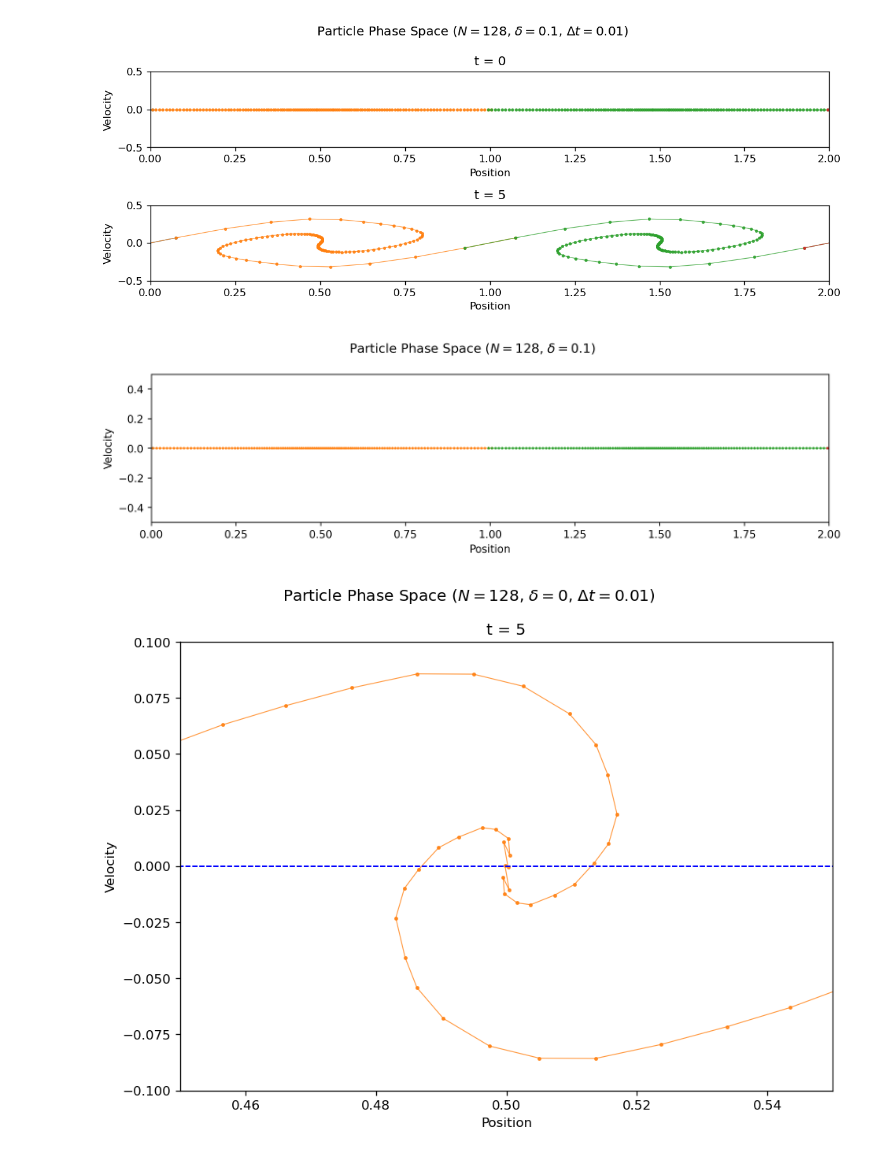
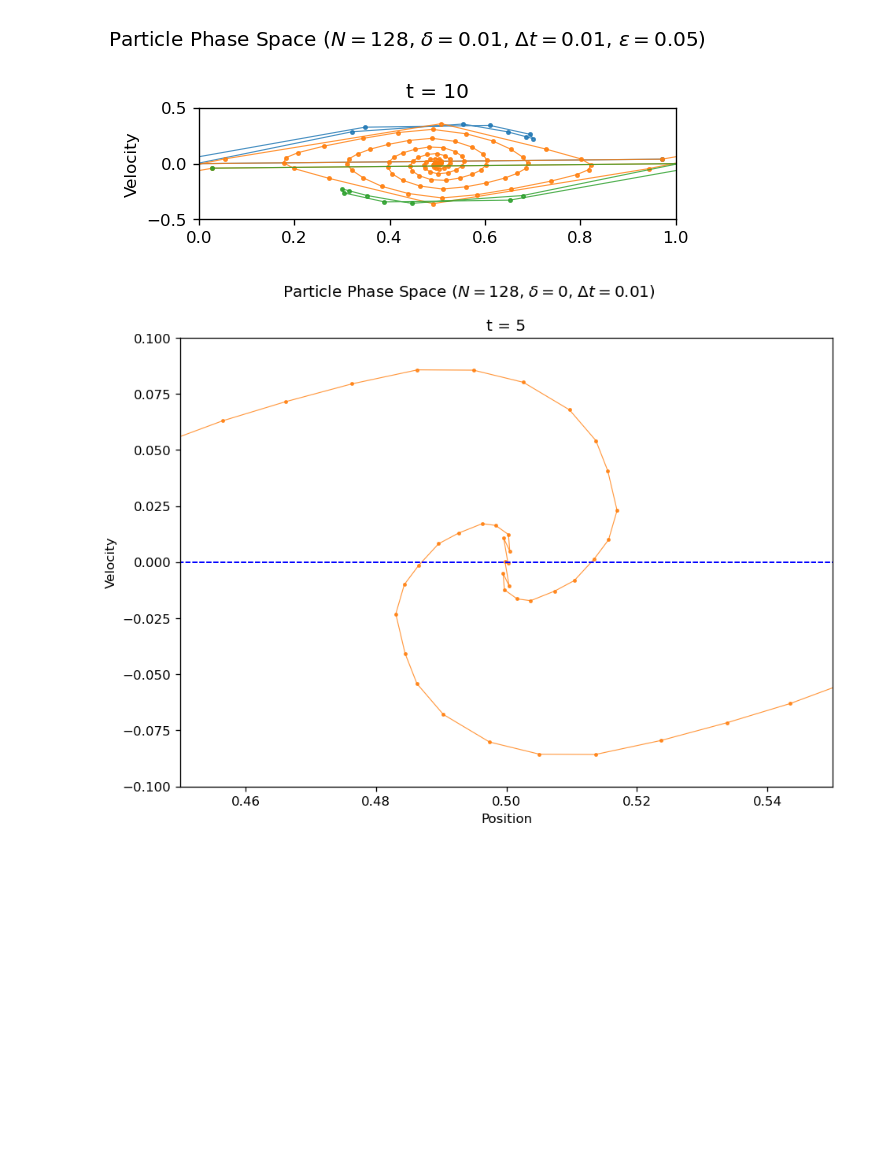
Before and after one commit to horaciomorenom/PlasmaModel, a Jupyter notebook: ColdStream.ipynb, the cells around one changed output. Cells and saved outputs as stored; diff of their text form; code cells hidden in the pictures; blank space fills up the shorter version.

Commit message:
First commit of new branch where I try to make particle insertion work. Not going well

```diff
--- a/ColdStream.ipynb
+++ b/ColdStream.ipynb
@@ -10,28 +13,26 @@ import itertools
 
 import matplotlib.cm as cm
 # %%
-N = 256
+N = 128
 dt = 0.01
-driver = Plasma_Evolver(N, dt, epsilon_in=0.05, delta_in=0.1, insertion=False, rk = True)
+driver = Plasma_Evolver(N, dt, epsilon_in=0.05, delta_in=0.01, insertion=False, rk = True)
 
 
-tmax = 1
-
+tmax = 10
 
 driver.evolve_plasma(tmax)
 
-driver.plot_particles((0, 5,),periods=2)
+driver.plot_particles((-1,), periods=1)
 #driver.plot_particles(zoom=True)
 
-driver.makeMovie(1, "test.mp4")
+#driver.makeMovie(tmax, "test.mp4")
 
 
 #a = [p.vel_hist[1] for p in driver.plasma.values()]
 
 #driver.plot_particles((15, 20), periods=1)
 # %% [output]
-[figure, old version]
+[figure, new version]
-[figure, removed]
 # %%
 N = 128
 dt = 0.01
```
Also changed, not shown: parts of 1 cell of this notebook, 3 other files.
